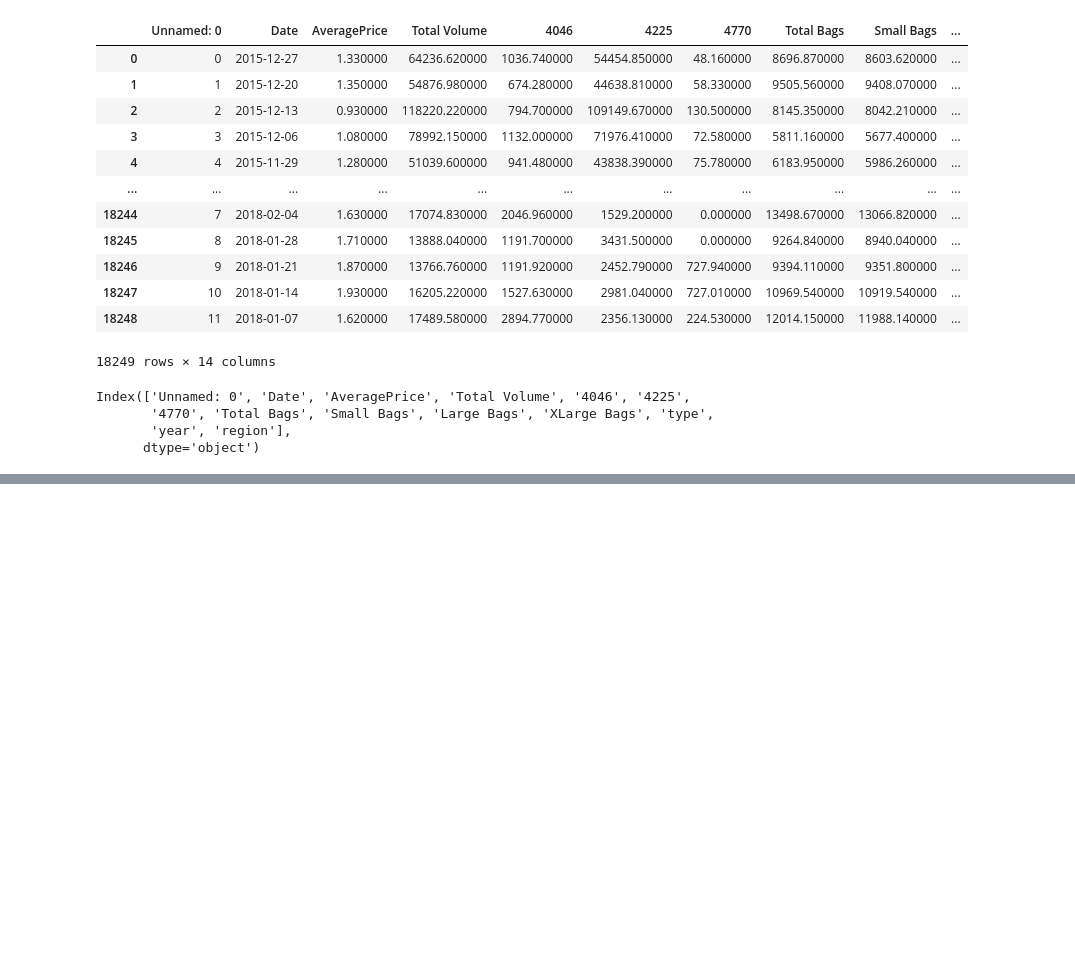
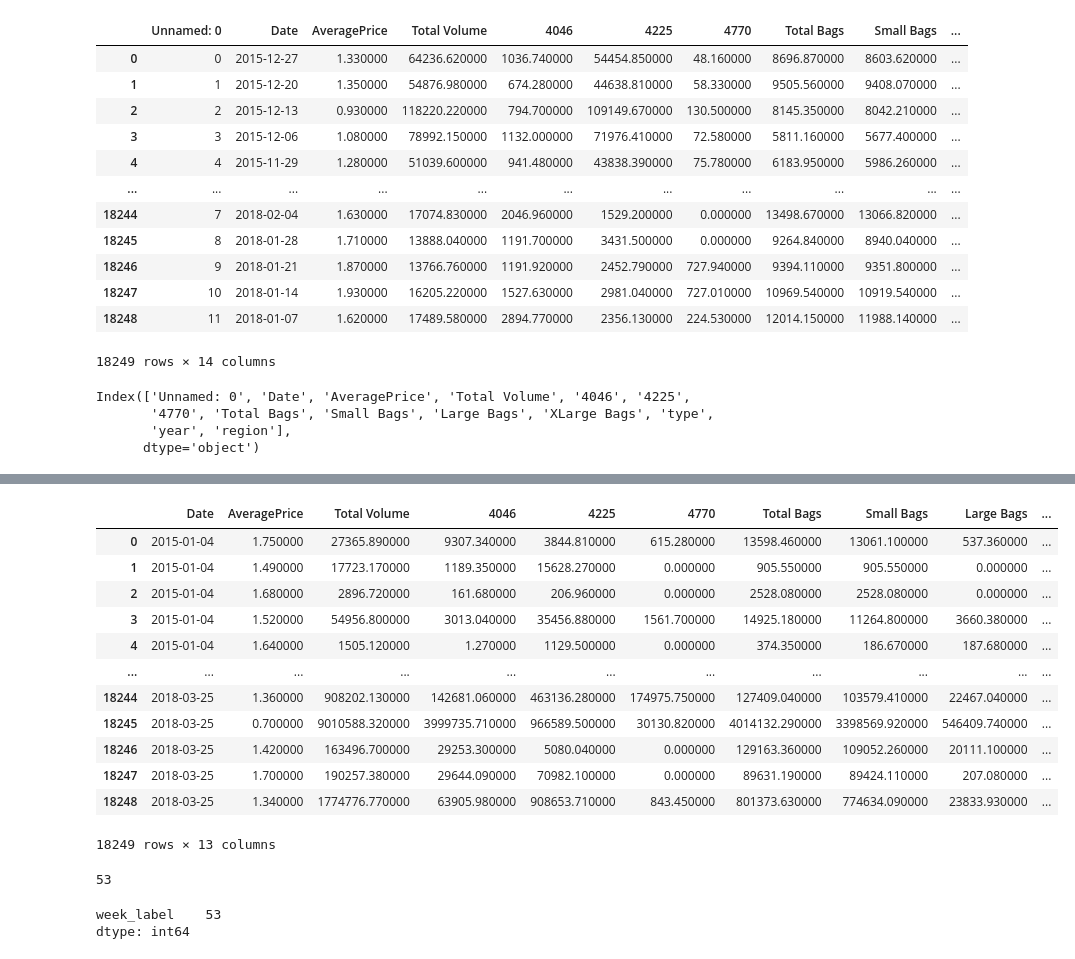
Before and after one commit to dip051030/full-EDA-and-model-training-on-avacado-dataset, a Jupyter notebook: avacado.ipynb, the cells around one changed output, grey strips where cells are left out. Drawn from its saved outputs; the diff is of its cells as text; code cells hidden in the pictures; blank space fills up the shorter version.

Commit message:
time series analysis is confusing.

```diff
--- a/avacado.ipynb
+++ b/avacado.ipynb
@@ -508,0 +504,18 @@ df_time.sample(10)
+# %%
+df_time = df_time.reset_index()
+# %%
+df_time
+# %% [output]
+|  | Date | AveragePrice | Total Volume | 4046 | 4225 | 4770 | Total Bags | Small Bags | Large Bags | ... |
+| 0 | 2015-01-04 | 1.750000 | 27365.890000 | 9307.340000 | 3844.810000 | 615.280000 | 13598.460000 | 13061.100000 | 537.360000 | ... |
+| 1 | 2015-01-04 | 1.490000 | 17723.170000 | 1189.350000 | 15628.270000 | 0.000000 | 905.550000 | 905.550000 | 0.000000 | ... |
+| 2 | 2015-01-04 | 1.680000 | 2896.720000 | 161.680000 | 206.960000 | 0.000000 | 2528.080000 | 2528.080000 | 0.000000 | ... |
+| 3 | 2015-01-04 | 1.520000 | 54956.800000 | 3013.040000 | 35456.880000 | 1561.700000 | 14925.180000 | 11264.800000 | 3660.380000 | ... |
+| 4 | 2015-01-04 | 1.640000 | 1505.120000 | 1.270000 | 1129.500000 | 0.000000 | 374.350000 | 186.670000 | 187.680000 | ... |
+| ... | ... | ... | ... | ... | ... | ... | ... | ... | ... | ... |
+| 18244 | 2018-03-25 | 1.360000 | 908202.130000 | 142681.060000 | 463136.280000 | 174975.750000 | 127409.040000 | 103579.410000 | 22467.040000 | ... |
+| 18245 | 2018-03-25 | 0.700000 | 9010588.320000 | 3999735.710000 | 966589.500000 | 30130.820000 | 4014132.290000 | 3398569.920000 | 546409.740000 | ... |
+| 18246 | 2018-03-25 | 1.420000 | 163496.700000 | 29253.300000 | 5080.040000 | 0.000000 | 129163.360000 | 109052.260000 | 20111.100000 | ... |
+| 18247 | 2018-03-25 | 1.700000 | 190257.380000 | 29644.090000 | 70982.100000 | 0.000000 | 89631.190000 | 89424.110000 | 207.080000 | ... |
+| 18248 | 2018-03-25 | 1.340000 | 1774776.770000 | 63905.980000 | 908653.710000 | 843.450000 | 801373.630000 | 774634.090000 | 23833.930000 | ... |
+18249 rows × 13 columns
@@ -508,0 +524,9 @@ df_time.sample(10)
+# %%
+max(df_time['week_label'])
+# %% [output]
+53
+# %%
+df_time.loc[:, ['week_label']].nunique()
+# %% [output]
+week_label    53
+dtype: int64
```
Also changed, not shown: parts of 46 cells of this notebook.
